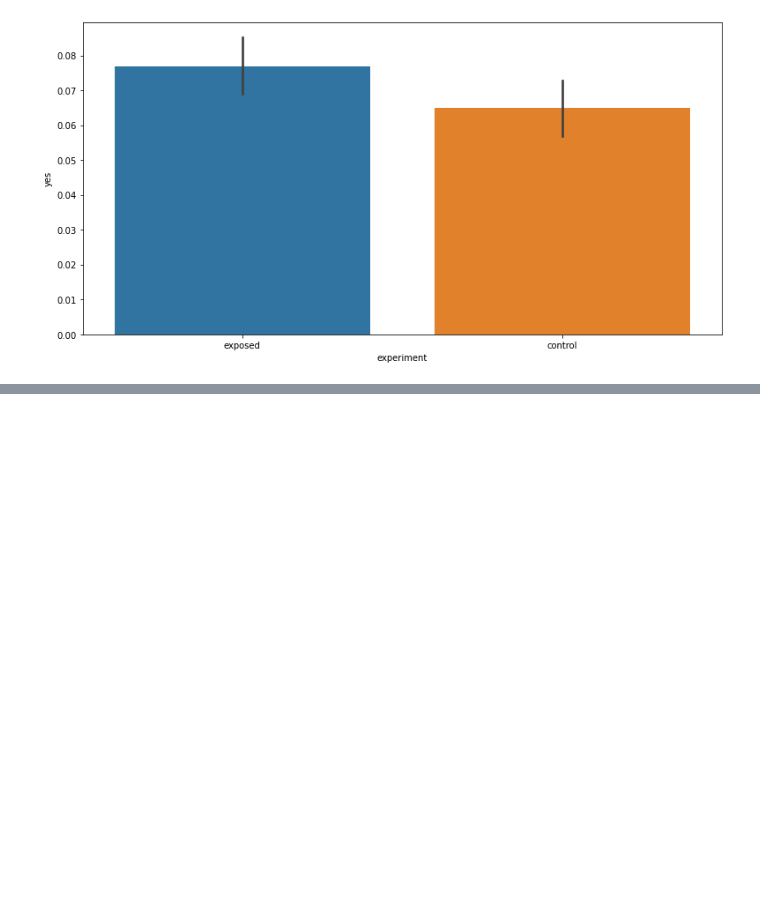
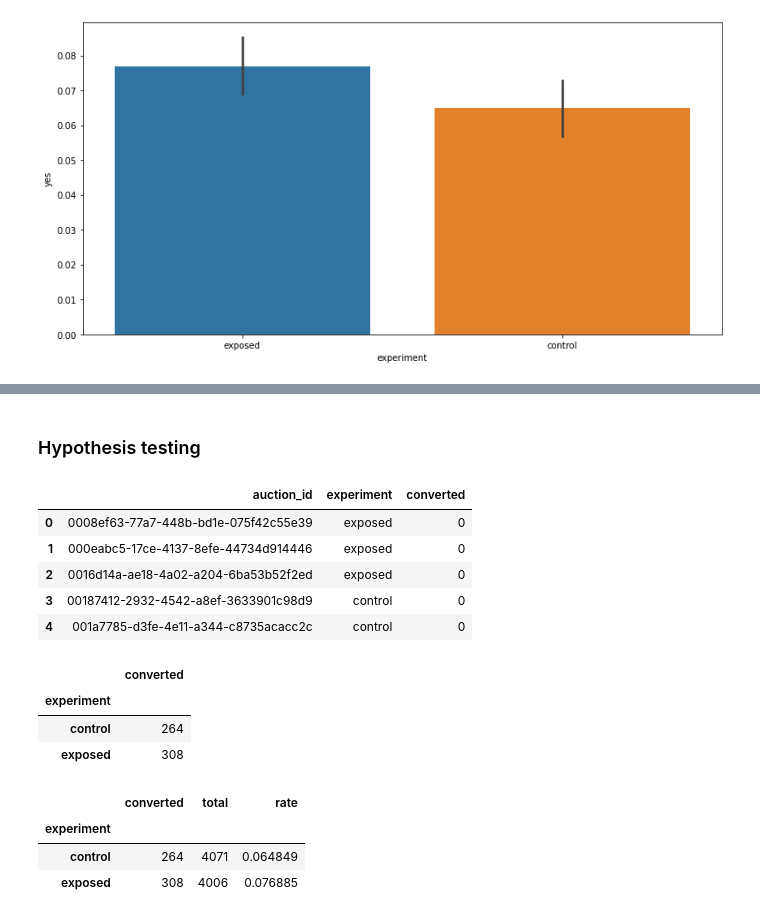
Before and after one commit to khaiyra/smartad-campaign-performance, a Jupyter notebook: notebook/SmartAd.ipynb, the cells around one changed output, grey strips where cells are left out. Drawn from its saved outputs; the diff is of its cells as text; code cells hidden in the pictures; blank space fills up the shorter version.

```diff
--- a/notebook/SmartAd.ipynb
+++ b/notebook/SmartAd.ipynb
@@ -147,0 +149,14 @@ sns.barplot(x = 'experiment', y='yes', data = data)
+# %% [markdown]
+### Hypothesis testing
+# %%
+#subset of users with id and eexperiment group
+users_df = pd.DataFrame(data[['auction_id', 'experiment']])
+users_df['converted'] = data.yes # add column for response
+users_df.head()
+# %% [output]
+|  | auction_id | experiment | converted |
+| 0 | 0008ef63-77a7-448b-bd1e-075f42c55e39 | exposed | 0 |
+| 1 | 000eabc5-17ce-4137-8efe-44734d914446 | exposed | 0 |
+| 2 | 0016d14a-ae18-4a02-a204-6ba53b52f2ed | exposed | 0 |
+| 3 | 00187412-2932-4542-a8ef-3633901c98d9 | control | 0 |
+| 4 | 001a7785-d3fe-4e11-a344-c8735acacc2c | control | 0 |
@@ -147,0 +167,19 @@ sns.barplot(x = 'experiment', y='yes', data = data)
+# %%
+# pivot table to get the sum of converted users in each group
+summary = users_df.pivot_table(values = 'converted', index = 'experiment', aggfunc = np.sum)
+summary
+# %% [output]
+|  | converted |
+| experiment |  |
+| control | 264 |
+| exposed | 308 |
+# %%
+# add additional columns to the pivot table
+summary['total'] = users_df.pivot_table(values='converted', index='experiment', aggfunc=lambda x: len(x))
+summary['rate'] = users_df.pivot_table(values='converted', index='experiment')
+summary
+# %% [output]
+|  | converted | total | rate |
+| experiment |  |  |  |
+| control | 264 | 4071 | 0.064849 |
+| exposed | 308 | 4006 | 0.076885 |
```
Also changed, not shown: parts of 9 cells of this notebook.
